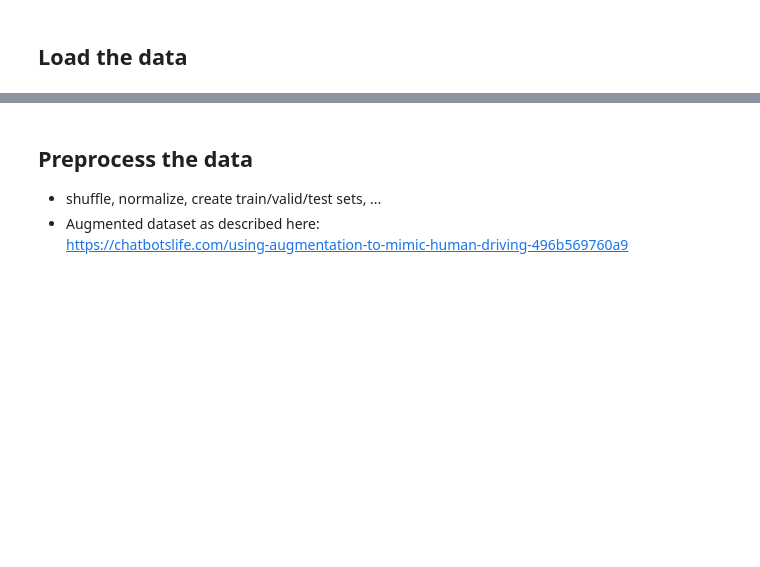
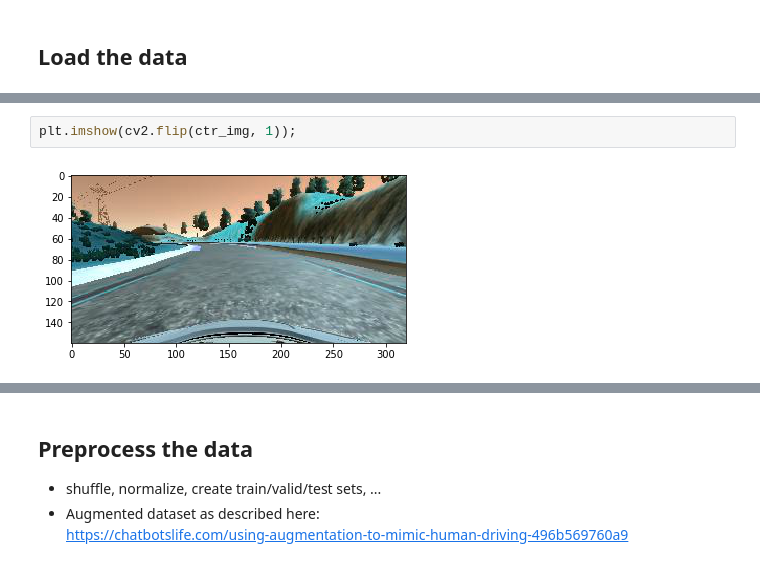
Before and after one commit to kcbighuge/SDCND-Behavioral-Cloning-P3, a Jupyter notebook: Behavioral_Cloning_v1.ipynb, the cells around one changed output, grey strips where cells are left out. Cells and saved outputs as stored; diff of their text form; blank space fills up the shorter version.

```diff
--- a/Behavioral_Cloning_v1.ipynb
+++ b/Behavioral_Cloning_v1.ipynb
@@ -382,0 +417,4 @@ plt.show()
+# %%
+plt.imshow(cv2.flip(ctr_img, 1));
+# %% [output]
+[figure, added]
```
Also changed, not shown: parts of 9 cells of this notebook, 3 other files.
